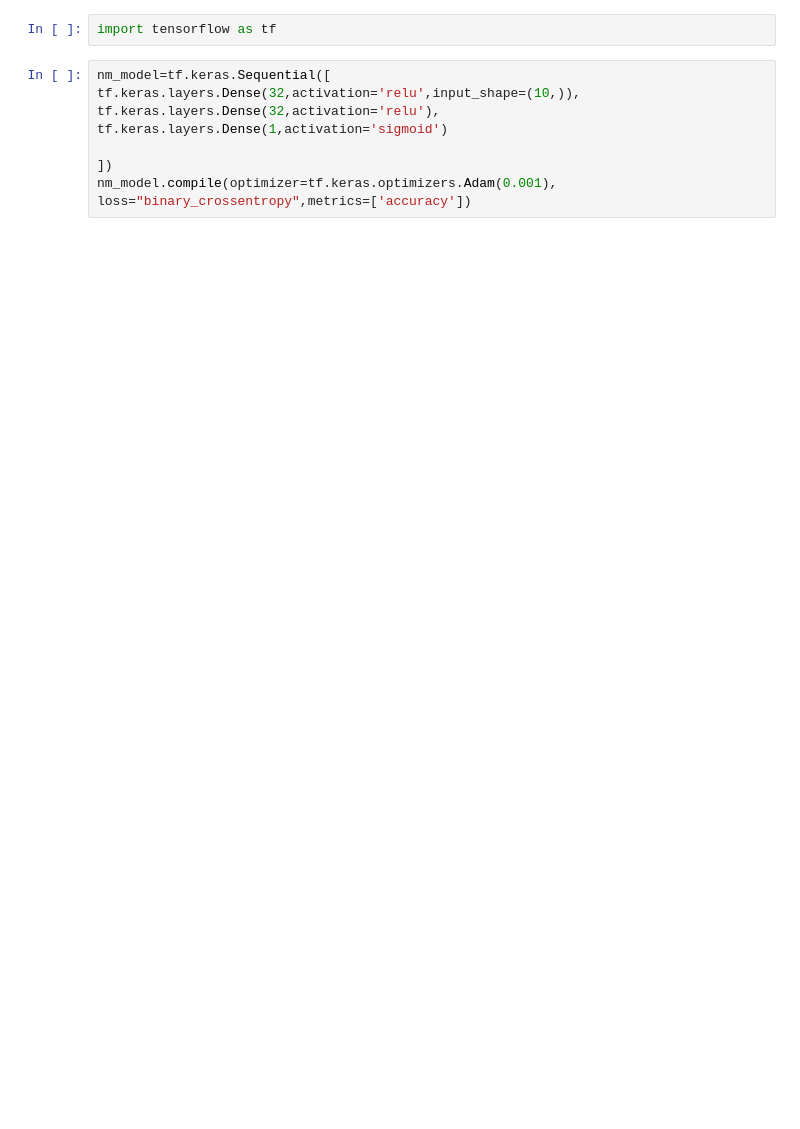
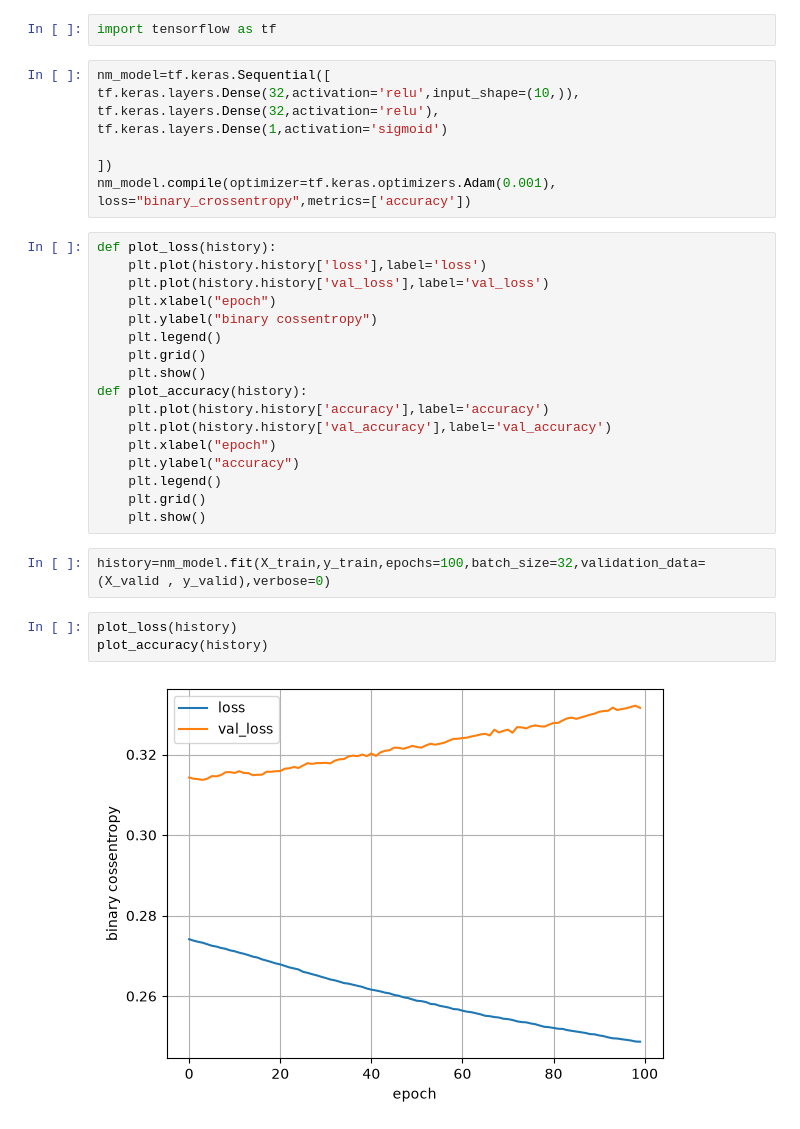
Before and after one commit to Samarth-shukla-23/Cosmic-ray-ml, a Jupyter notebook: radiation.ipynb, the cells around one changed output. Cells and saved outputs as stored; diff of their text form; blank space fills up the shorter version.

```diff
--- a/radiation.ipynb
+++ b/radiation.ipynb
@@ -214,3 +193,27 @@ tf.keras.layers.Dense(1,activation='sigmoid')
 ])
 nm_model.compile(optimizer=tf.keras.optimizers.Adam(0.001),
 loss="binary_crossentropy",metrics=['accuracy'])
+# %%
+def plot_loss(history):
+    plt.plot(history.history['loss'],label='loss')
+    plt.plot(history.history['val_loss'],label='val_loss')
+    plt.xlabel("epoch")
+    plt.ylabel("binary cossentropy")
+    plt.legend()
+    plt.grid()
+    plt.show()
+def plot_accuracy(history):
+    plt.plot(history.history['accuracy'],label='accuracy')
+    plt.plot(history.history['val_accuracy'],label='val_accuracy')
+    plt.xlabel("epoch")
+    plt.ylabel("accuracy")
+    plt.legend()
+    plt.grid()
+    plt.show()
+# %%
+history=nm_model.fit(X_train,y_train,epochs=100,batch_size=32,validation_data=(X_valid , y_valid),verbose=0)
+# %%
+plot_loss(history)
+plot_accuracy(history)
+# %% [output]
+[figure, added]
```
Also changed, not shown: parts of 13 cells of this notebook.
